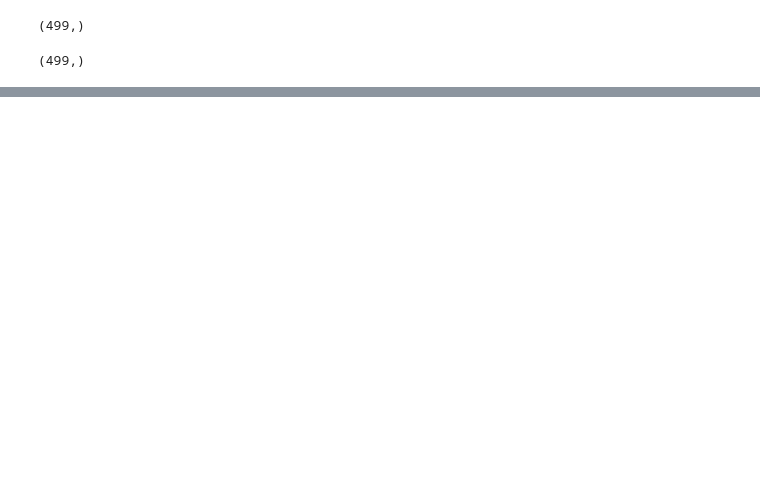
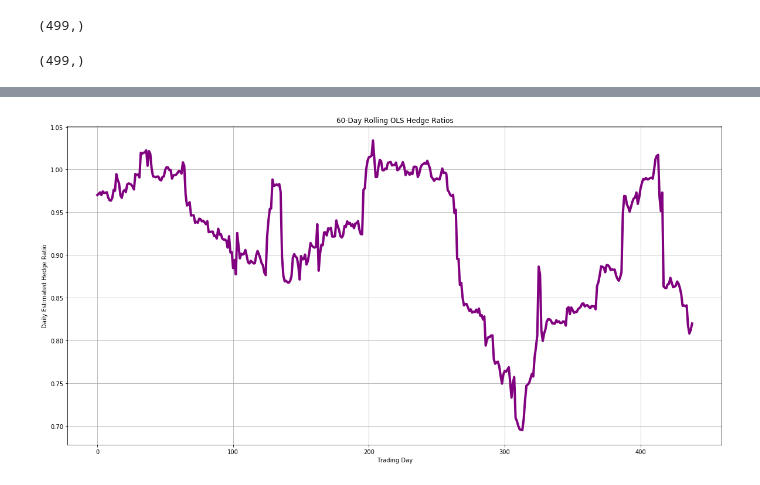
Before and after one commit to broughtj/Fin6470, a Jupyter notebook: Notebooks/Module II/Rolling-Hedge-OLS.ipynb, the cells around one changed output, grey strips where cells are left out. Cells and saved outputs as stored; diff of their text form; code cells hidden in the pictures; blank space fills up the shorter version.

```diff
--- a/Notebooks/Module II/Rolling-Hedge-OLS.ipynb
+++ b/Notebooks/Module II/Rolling-Hedge-OLS.ipynb
@@ -96,0 +199,10 @@ ts.plot(grid=True, color="orange")
+# %%
+fig, ax = plt.subplots()
+ax.grid(True)
+plt.title("60-Day Rolling OLS Hedge Ratios")
+plt.ylabel("Daily Estimated Hedge Ratio")
+plt.xlabel("Trading Day")
+plt.plot(h, linestyle='-', linewidth=4, color="purple")
+plt.savefig("SixtyDayRollingHedgeRatios.png")
+# %% [output]
+[figure, added]
```
Also changed, not shown: parts of 21 cells of this notebook, 2 other files.
